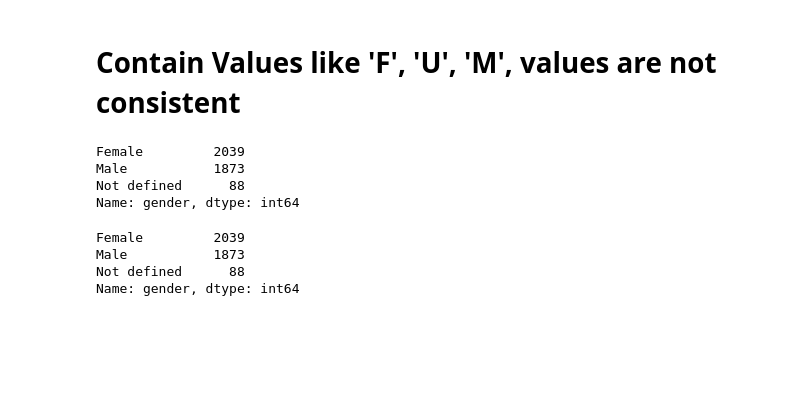
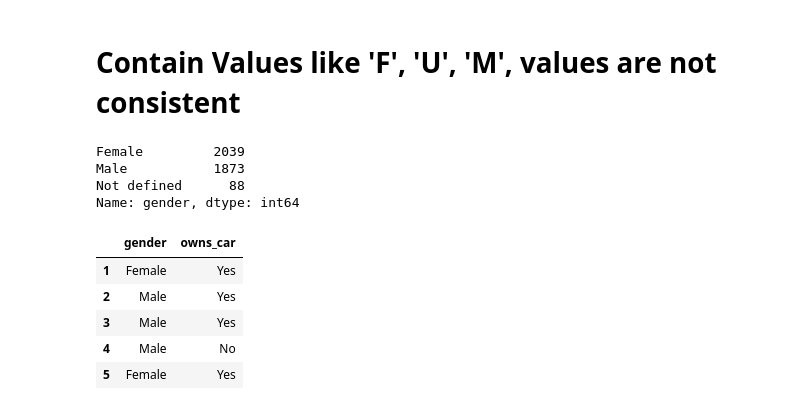
Before and after one commit to romy421kumari/KPMG, a Jupyter notebook: Customerdemography.ipynb, the cells around one changed output. Drawn from its saved outputs; the diff is of its cells as text; code cells hidden in the pictures; blank space fills up the shorter version.

```diff
--- a/Customerdemography.ipynb
+++ b/Customerdemography.ipynb
@@ -76,12 +76,7 @@ Name: gender, dtype: int64
 df['gender'].replace('F', 'Female', inplace=True)
 df['gender'].replace('Femal', 'Female', inplace=True)
 df['gender'].replace('M', 'Male', inplace=True)
-df['gender'].replace('U', 'Not defined', inplace=True)
+df['gender'].replace('U', 'Unknown', inplace=True)
-# %% [output]
-Female         2039
-Male           1873
-Not defined      88
-Name: gender, dtype: int64
 # %%
 # #now colum contain gender values that are male, female and not defined
 df.gender.value_counts()
@@ -90,3 +85,12 @@ Female         2039
 Male           1873
 Not defined      88
 Name: gender, dtype: int64
+# %%
+df[['gender', 'owns_car']].head()
+# %% [output]
+|  | gender | owns_car |
+| 1 | Female | Yes |
+| 2 | Male | Yes |
+| 3 | Male | Yes |
+| 4 | Male | No |
+| 5 | Female | Yes |
```
Also changed, not shown: parts of 3 cells of this notebook.
